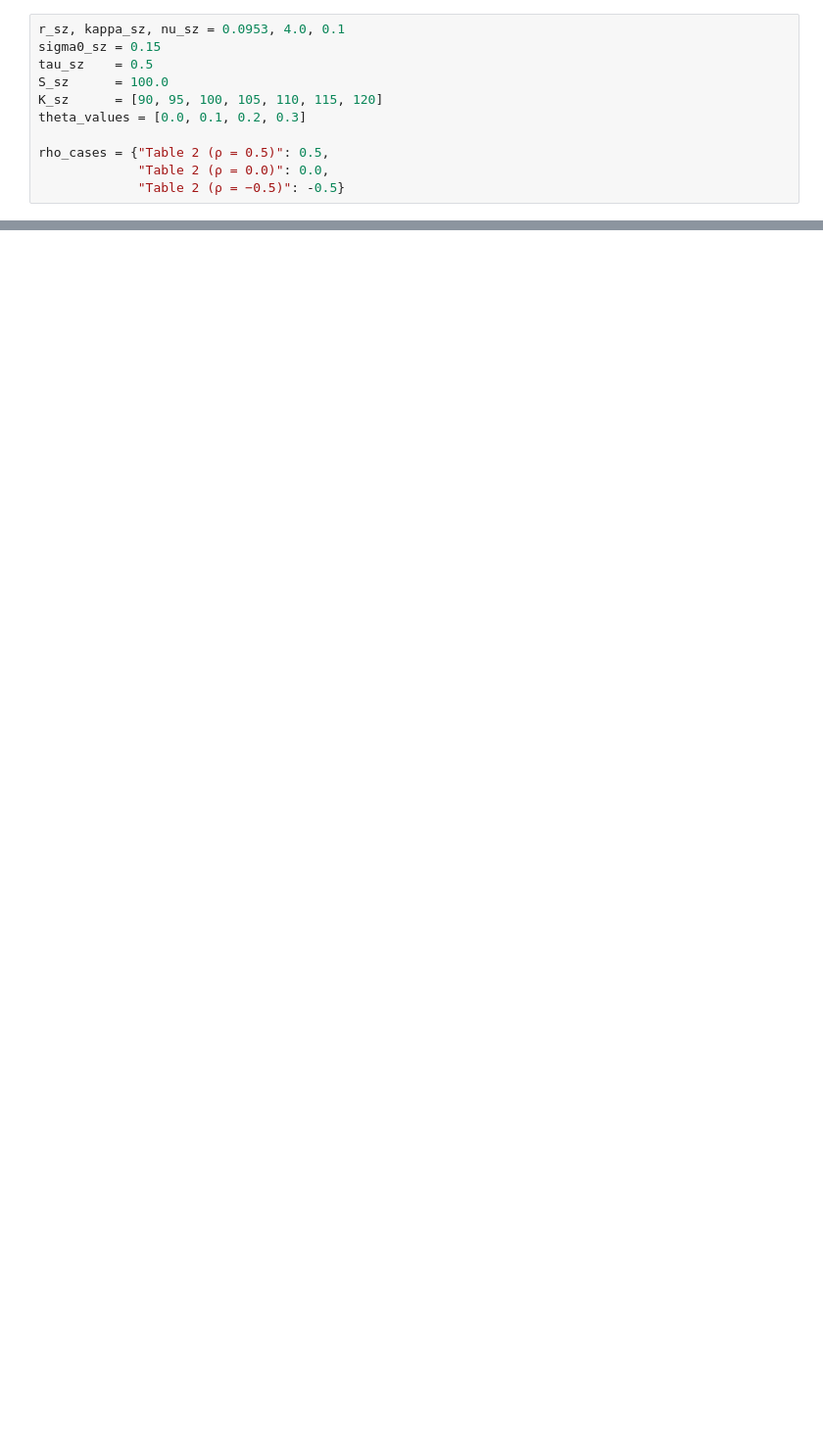
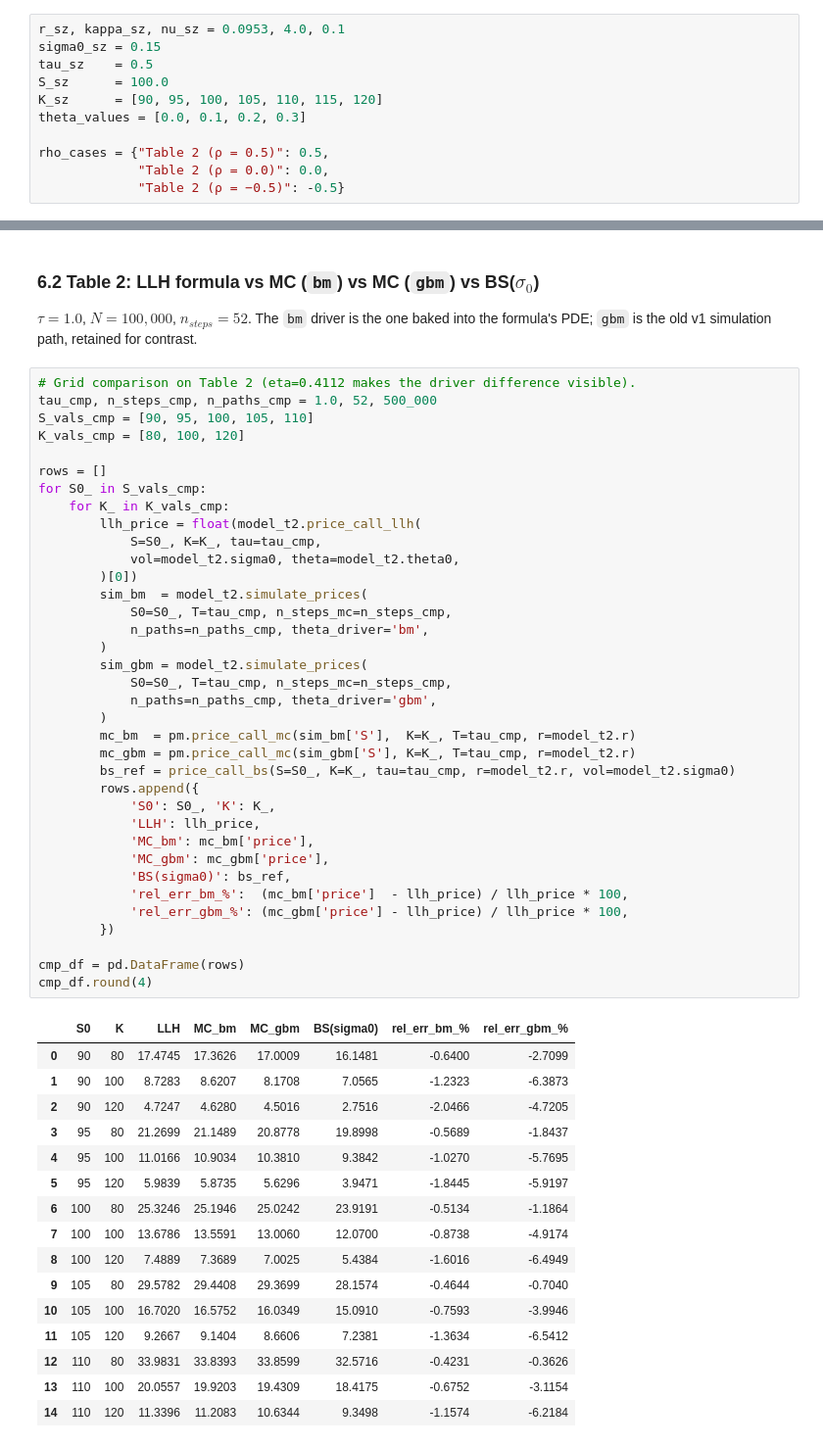
Before and after one commit to ramiuness/american-option-pricing-stoch-vol, a Jupyter notebook: notebooks/european_pricing.ipynb, the cells around one changed output, grey strips where cells are left out. Shown at 98% size. Cells and saved outputs as stored; diff of their text form; blank space fills up the shorter version.

```diff
--- a/notebooks/european_pricing.ipynb
+++ b/notebooks/european_pricing.ipynb
@@ -512,0 +742,57 @@ for name, df in tables.items():
+# %% [markdown]
+### 6.2 Table 2: LLH formula vs MC (`bm`) vs MC (`gbm`) vs BS($\sigma_0$)
+
+$\tau = 1.0$, $N = 100{,}000$, $n_{steps} = 52$. The `bm` driver is the one baked into the formula's PDE; `gbm` is the old v1 simulation path, retained for contrast.
+# %%
+# Grid comparison on Table 2 (eta=0.4112 makes the driver difference visible).
+tau_cmp, n_steps_cmp, n_paths_cmp = 1.0, 52, 500_000
+S_vals_cmp = [90, 95, 100, 105, 110]
+K_vals_cmp = [80, 100, 120]
+
+rows = []
+for S0_ in S_vals_cmp:
+    for K_ in K_vals_cmp:
+        llh_price = float(model_t2.price_call_llh(
+            S=S0_, K=K_, tau=tau_cmp,
+            vol=model_t2.sigma0, theta=model_t2.theta0,
+        )[0])
+        sim_bm  = model_t2.simulate_prices(
+            S0=S0_, T=tau_cmp, n_steps_mc=n_steps_cmp,
+            n_paths=n_paths_cmp, theta_driver='bm',
+        )
+        sim_gbm = model_t2.simulate_prices(
+            S0=S0_, T=tau_cmp, n_steps_mc=n_steps_cmp,
+            n_paths=n_paths_cmp, theta_driver='gbm',
+        )
+        mc_bm  = pm.price_call_mc(sim_bm['S'],  K=K_, T=tau_cmp, r=model_t2.r)
+        mc_gbm = pm.price_call_mc(sim_gbm['S'], K=K_, T=tau_cmp, r=model_t2.r)
+        bs_ref = price_call_bs(S=S0_, K=K_, tau=tau_cmp, r=model_t2.r, vol=model_t2.sigma0)
+        rows.append({
+            'S0': S0_, 'K': K_,
+            'LLH': llh_price,
+            'MC_bm': mc_bm['price'],
+            'MC_gbm': mc_gbm['price'],
+            'BS(sigma0)': bs_ref,
+            'rel_err_bm_%':  (mc_bm['price']  - llh_price) / llh_price * 100,
+            'rel_err_gbm_%': (mc_gbm['price'] - llh_price) / llh_price * 100,
+        })
+
+cmp_df = pd.DataFrame(rows)
+cmp_df.round(4)
+# %% [output]
+|  | S0 | K | LLH | MC_bm | MC_gbm | BS(sigma0) | rel_err_bm_% | rel_err_gbm_% |
+| 0 | 90 | 80 | 17.4745 | 17.3626 | 17.0009 | 16.1481 | -0.6400 | -2.7099 |
+| 1 | 90 | 100 | 8.7283 | 8.6207 | 8.1708 | 7.0565 | -1.2323 | -6.3873 |
+| 2 | 90 | 120 | 4.7247 | 4.6280 | 4.5016 | 2.7516 | -2.0466 | -4.7205 |
+| 3 | 95 | 80 | 21.2699 | 21.1489 | 20.8778 | 19.8998 | -0.5689 | -1.8437 |
+| 4 | 95 | 100 | 11.0166 | 10.9034 | 10.3810 | 9.3842 | -1.0270 | -5.7695 |
+| 5 | 95 | 120 | 5.9839 | 5.8735 | 5.6296 | 3.9471 | -1.8445 | -5.9197 |
+| 6 | 100 | 80 | 25.3246 | 25.1946 | 25.0242 | 23.9191 | -0.5134 | -1.1864 |
+| 7 | 100 | 100 | 13.6786 | 13.5591 | 13.0060 | 12.0700 | -0.8738 | -4.9174 |
+| 8 | 100 | 120 | 7.4889 | 7.3689 | 7.0025 | 5.4384 | -1.6016 | -6.4949 |
+| 9 | 105 | 80 | 29.5782 | 29.4408 | 29.3699 | 28.1574 | -0.4644 | -0.7040 |
+| 10 | 105 | 100 | 16.7020 | 16.5752 | 16.0349 | 15.0910 | -0.7593 | -3.9946 |
+| 11 | 105 | 120 | 9.2667 | 9.1404 | 8.6606 | 7.2381 | -1.3634 | -6.5412 |
+| 12 | 110 | 80 | 33.9831 | 33.8393 | 33.8599 | 32.5716 | -0.4231 | -0.3626 |
+| 13 | 110 | 100 | 20.0557 | 19.9203 | 19.4309 | 18.4175 | -0.6752 | -3.1154 |
+| 14 | 110 | 120 | 11.3396 | 11.2083 | 10.6344 | 9.3498 | -1.1574 | -6.2184 |
```
Also changed, not shown: parts of 34 cells of this notebook, 24 other files.
